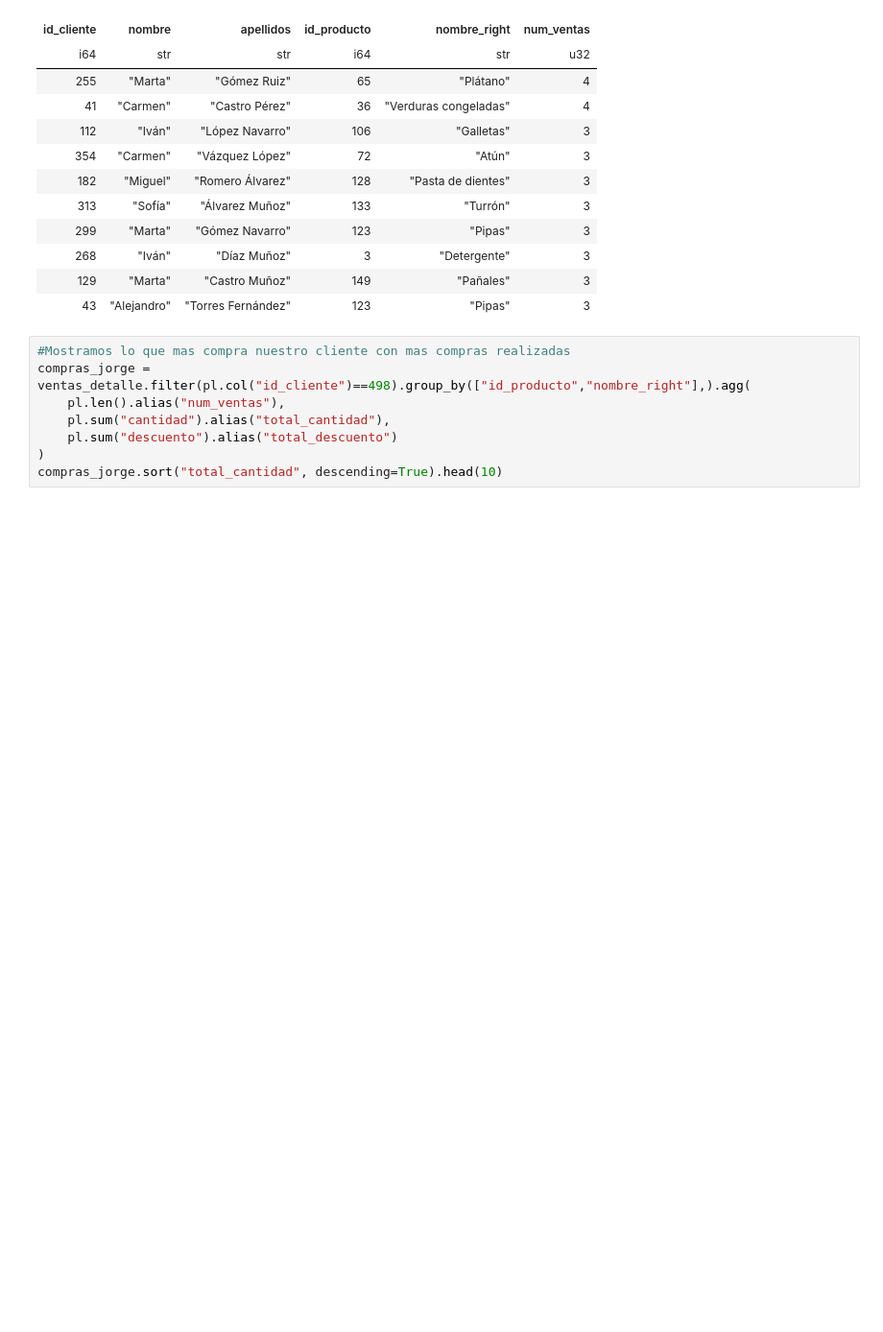
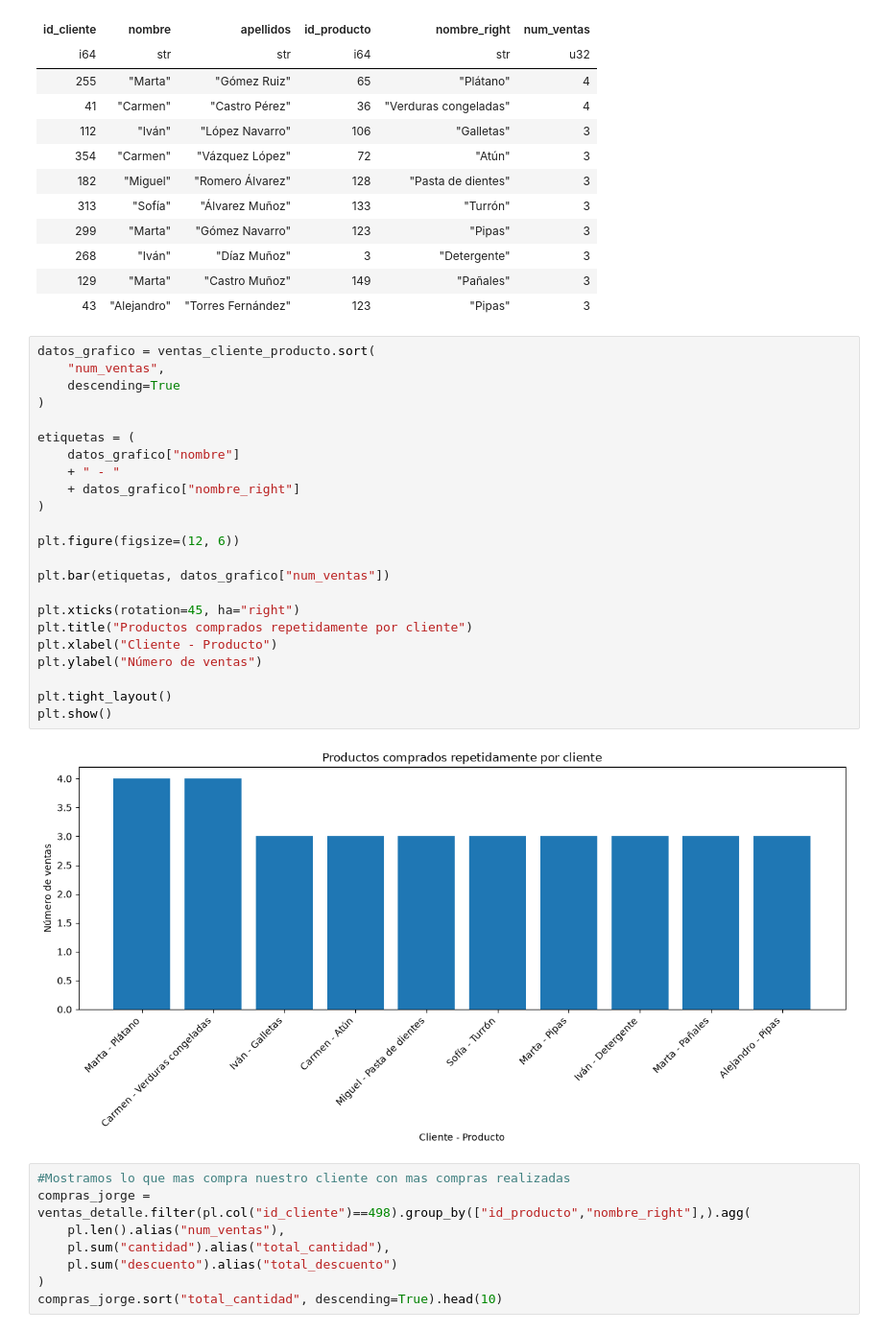
Before and after one commit to JoonGut/sistemas_bd, a Jupyter notebook: bd2/notebook4.ipynb, the cells around one changed output. Shown at 96% size. Cells and saved outputs as stored; diff of their text form; blank space fills up the shorter version.

```diff
--- a/bd2/notebook4.ipynb
+++ b/bd2/notebook4.ipynb
@@ -296,6 +319,31 @@ shape: (10, 6)
 | 268 | "Iván" | "Díaz Muñoz" | 3 | "Detergente" | 3 |
 | 129 | "Marta" | "Castro Muñoz" | 149 | "Pañales" | 3 |
 | 43 | "Alejandro" | "Torres Fernández" | 123 | "Pipas" | 3 |
+# %%
+datos_grafico = ventas_cliente_producto.sort(
+    "num_ventas",
+    descending=True
+)
+
+etiquetas = (
+    datos_grafico["nombre"]
+    + " - "
+    + datos_grafico["nombre_right"]
+)
+
+plt.figure(figsize=(12, 6))
+
+plt.bar(etiquetas, datos_grafico["num_ventas"])
+
+plt.xticks(rotation=45, ha="right")
+plt.title("Productos comprados repetidamente por cliente")
+plt.xlabel("Cliente - Producto")
+plt.ylabel("Número de ventas")
+
+plt.tight_layout()
+plt.show()
+# %% [output]
+[figure, added]
 # %%
 #Mostramos lo que mas compra nuestro cliente con mas compras realizadas
 compras_jorge = ventas_detalle.filter(pl.col("id_cliente")==498).group_by(["id_producto","nombre_right"],).agg(
```
Also changed, not shown: parts of 2 cells of this notebook.
